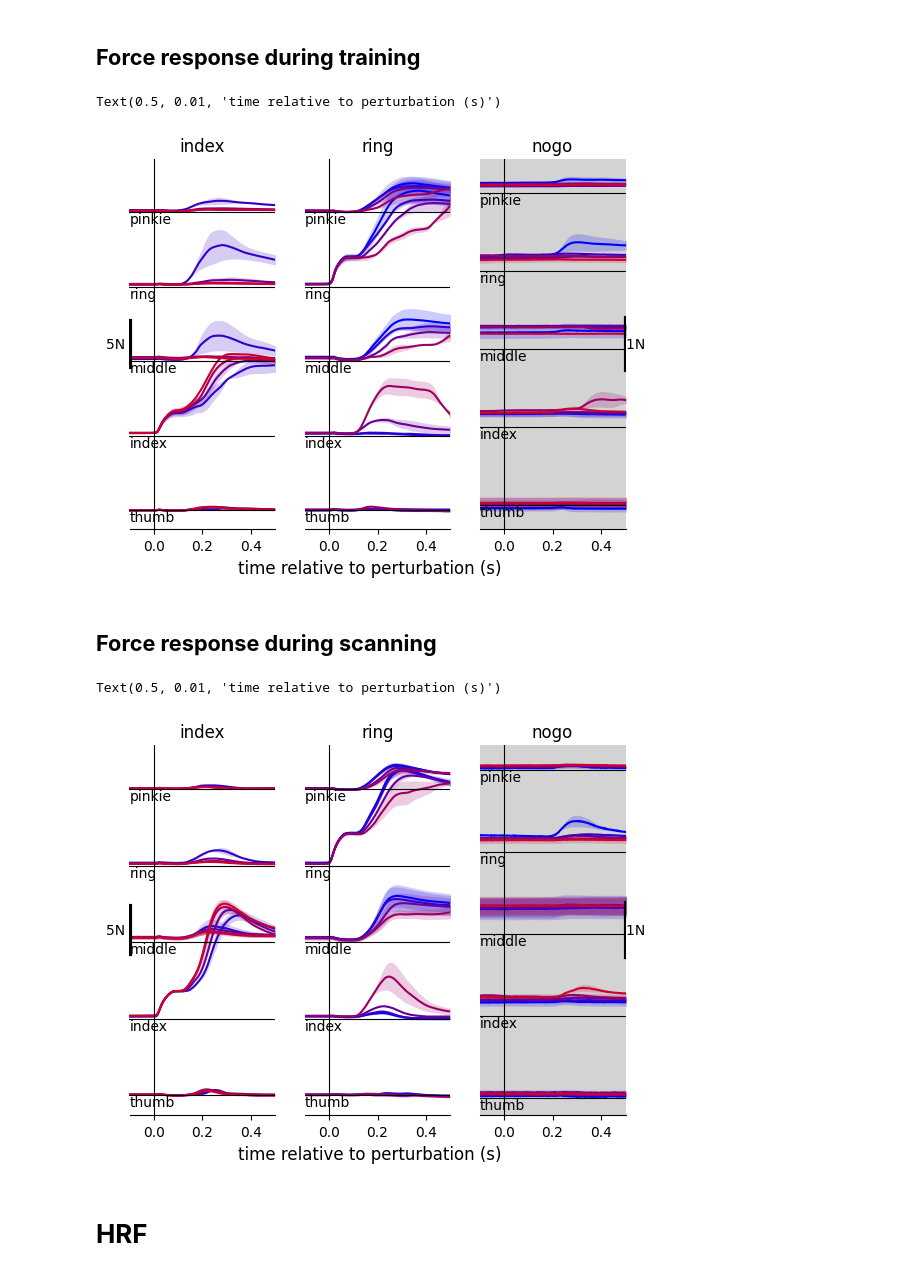
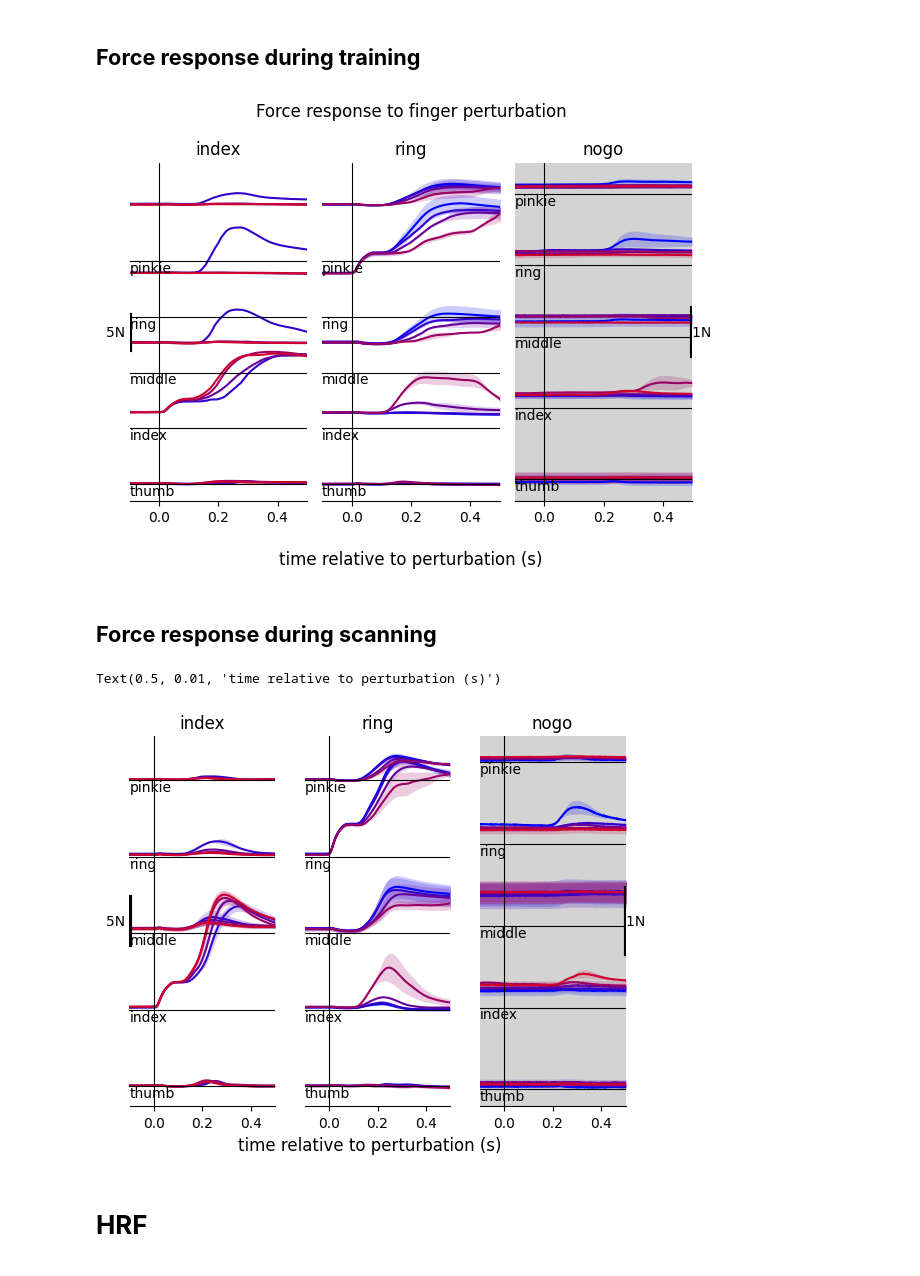
Before and after one commit to mnlmrc/sensori-motor-prediction, a Jupyter notebook: notebooks/main.ipynb, the cells around one changed output. Drawn from its saved outputs; the diff is of its cells as text; code cells hidden in the pictures.

```diff
--- a/notebooks/main.ipynb
+++ b/notebooks/main.ipynb
@@ -16,9 +19,10 @@ import os
 # %%
 experiment = 'smp2'
 session = 'training'
+participant_id = ['subj100']
 fig, axs = plt.subplots(ncols=3, sharex=True)
-fig, axs[0] = main('PLOT:timec_force', experiment, session=session, stimFinger='index', GoNogo='go',fig=fig, axs=axs[0], vsep=8)
-fig, axs[1] = main('PLOT:timec_force', experiment, session=session, stimFinger='ring', GoNogo='go',fig=fig, axs=axs[1], vsep=8)
+fig, axs[0] = main('PLOT:timec_force', experiment, participant_id=participant_id, session=session, stimFinger='index', GoNogo='go',fig=fig, axs=axs[0], vsep=10)
+fig, axs[1] = main('PLOT:timec_force', experiment, session=session, stimFinger='ring', GoNogo='go',fig=fig, axs=axs[1], vsep=10)
 fig, axs[2] = main('PLOT:timec_force', experiment, session=session, GoNogo='nogo',fig=fig, axs=axs[2], vsep=1.5)
 
 axs[1].sharey(axs[0])
@@ -26,35 +30,40 @@ axs[1].sharey(axs[0])
 axs[0].set_xlim([-.1, .5])
 axs[0].spines[['top', 'right', 'left']].set_visible(False)
 axs[0].axvline(0, ls='-', color='k', lw=.8)
 axs[0].set_yticks([])
 axs[0].set_title('index')
 
 axs[1].spines[['top', 'right', 'left']].set_visible(False)
 axs[1].axvline(0, ls='-', color='k', lw=.8)
 axs[1].set_title('ring')
 
 axs[2].spines[['top', 'right', 'left']].set_visible(False)
 axs[2].axvline(0, ls='-', color='k', lw=.8)
 axs[2].set_yticks([])
 axs[2].set_title('nogo')
 axs[2].set_facecolor('lightgrey')
 
 for ax in axs[:2]:
     for c, ch in enumerate(gl.channels['mov']):
         ax.axhline(c * 8, ls='-', color='k', lw=.8)
         ax.text(ax.get_xlim()[0], c * 8, ch, va='top', ha='left')
 
 for c, ch in enumerate(gl.channels['mov']):
     axs[2].axhline(c * 1.5, ls='-', color='k', lw=.8)
     axs[2].text(axs[2].get_xlim()[0], c * 1.5, ch, va='top', ha='left')
 
 make_yref(axs[0], reference_length=5, pos='left')
 make_yref(axs[2], reference_length=1, pos='right')
 
 fig.supxlabel('time relative to perturbation (s)')
+
+fig.suptitle('Force response to finger perturbation')
+
+fig.tight_layout()
+
+fig.savefig(os.path.join(gl.baseDir, experiment, 'figures', 'force_response_training.svg'))
 # %% [output]
-Text(0.5, 0.01, 'time relative to perturbation (s)')
-[figure, old version]
+[figure, new version]
 # %% [markdown]
 ## **Force response during scanning**
 # %%
@@ -62,7 +71,7 @@ session = 'scanning'
 fig, axs = plt.subplots(ncols=3, sharex=True)
 fig, axs[0] = main('PLOT:timec_force', experiment, session=session, stimFinger='index', GoNogo='go',fig=fig, axs=axs[0], vsep=8)
 fig, axs[1] = main('PLOT:timec_force', experiment, session=session, stimFinger='ring', GoNogo='go',fig=fig, axs=axs[1], vsep=8)
-fig, axs[2] = main('PLOT:timec_force', experiment, session=session, GoNogo='nogo',fig=fig, axs=axs[2], vsep=1.5)
+fig, axs[2] = main('PLOT:timec_force', experiment, session=session, GoNogo='nogo',fig=fig, axs=axs[2], vsep=1.25)
 
 axs[1].sharey(axs[0])
 
@@ -88,16 +97,18 @@ for ax in axs[:2]:
         ax.text(ax.get_xlim()[0], c * 8, ch, va='top', ha='left')
 
 for c, ch in enumerate(gl.channels['mov']):
-    axs[2].axhline(c * 1.5, ls='-', color='k', lw=.8)
-    axs[2].text(axs[2].get_xlim()[0], c * 1.5, ch, va='top', ha='left')
+    axs[2].axhline(c * 1.25, ls='-', color='k', lw=.8)
+    axs[2].text(axs[2].get_xlim()[0], c * 1.25, ch, va='top', ha='left')
 
 make_yref(axs[0], reference_length=5, pos='left')
 make_yref(axs[2], reference_length=1, pos='right')
 
 fig.supxlabel('time relative to perturbation (s)')
+
+# fig.savefig(os.path.join(gl.baseDir, experiment, 'figures', 'force_response_scanning.svg'))
 # %% [output]
 Text(0.5, 0.01, 'time relative to perturbation (s)')
-[figure, old version]
+[figure, new version]
 # %% [markdown]
 # **HRF**
 # %%
```
Also changed, not shown: parts of 1 cell of this notebook, 1 other file.
